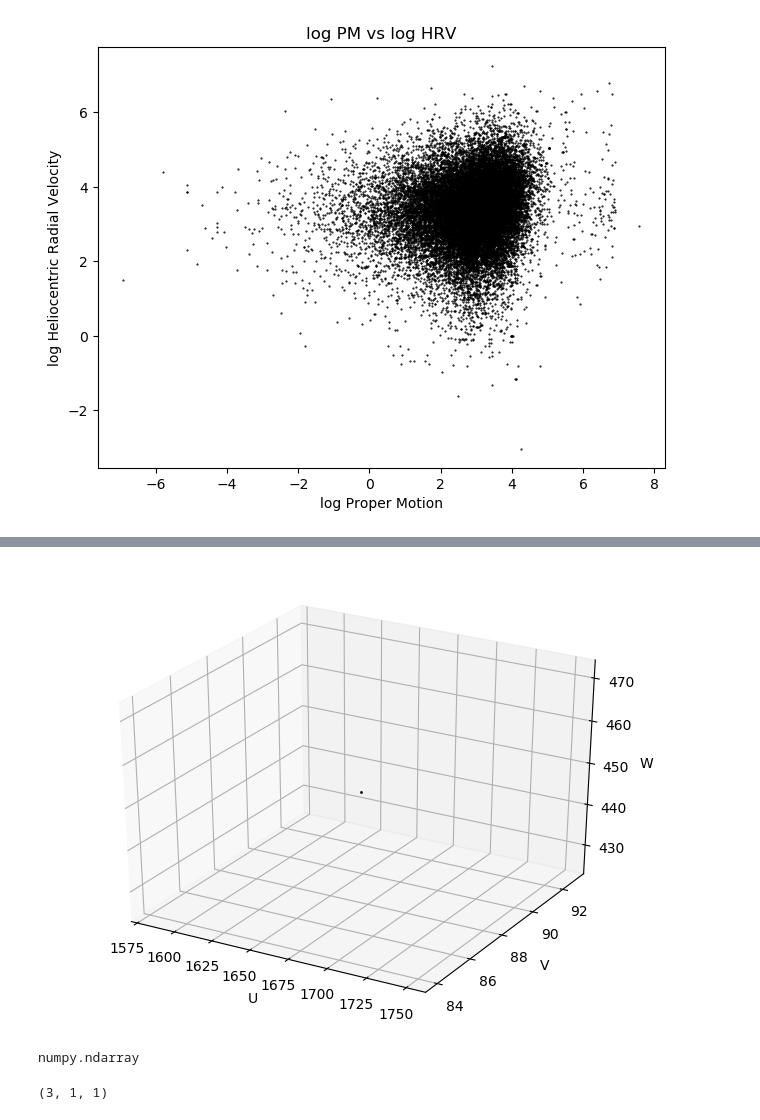
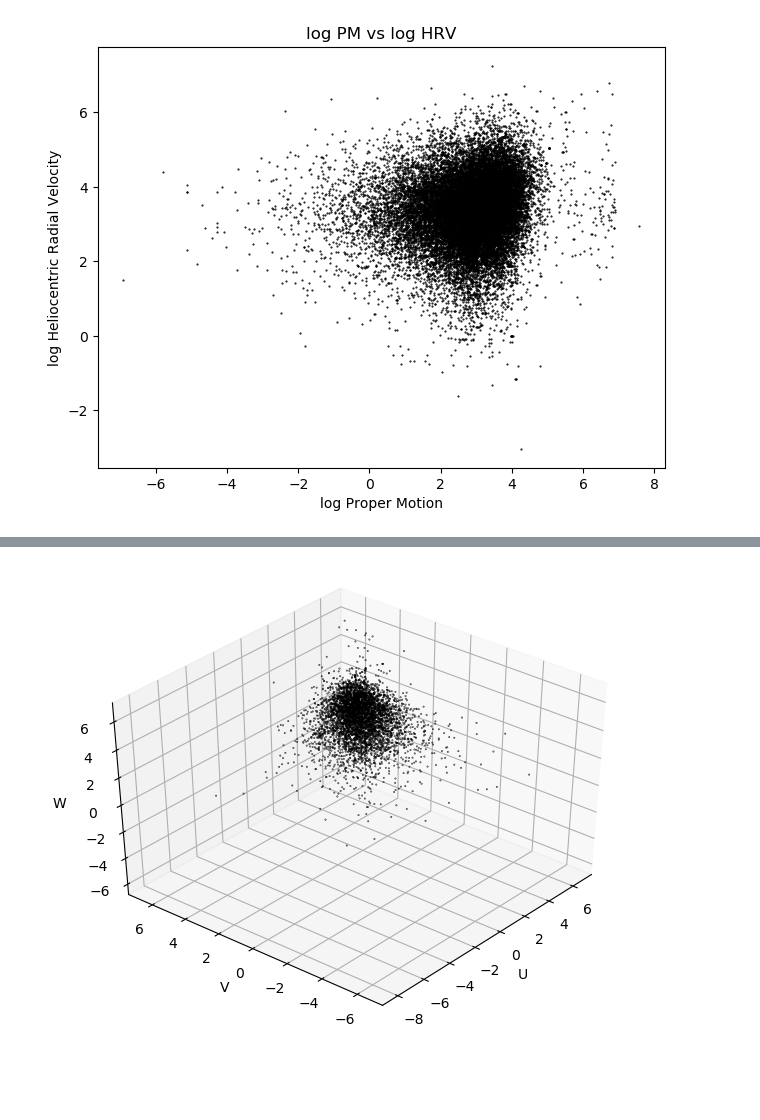
Before and after one commit to erumelhart/astr499research, a Jupyter notebook: gaia_data_search_part2.ipynb, the cells around one changed output, grey strips where cells are left out. Cells and saved outputs as stored; diff of their text form; code cells hidden in the pictures; blank space fills up the shorter version.

```diff
--- a/gaia_data_search_part2.ipynb
+++ b/gaia_data_search_part2.ipynb
@@ -94,7 +66,14 @@ print(T)
 # %%
-A = np.array( [(np.degrees(np.cos(ra)*np.cos(dec)), -np.degrees(np.sin(ra)), -np.degrees(np.cos(ra)*np.cos(dec))),
-                (np.degrees(np.sin(ra)*np.cos(dec)), np.degrees(np.cos(ra)), -np.degrees(np.sin(ra)*np.sin(dec))),
-                (np.degrees(np.sin(dec)), 0, np.degrees(np.cos(dec)))
-               ])
-B = T.dot(A)
-print(B)
+a = np.cos(theta0)
+b = np.sin(theta0)
+c = np.sin(decngp)
+d = np.cos(decngp)
+e = np.cos(rangp)
+f = np.sin(rangp)
+g = np.cos(ra)*np.cos(dec)
+h = np.sin(ra)
+i = np.sin(ra)*np.cos(dec)
+j = np.cos(ra)
+z = np.sin(ra)*np.sin(dec)
+l = np.sin(dec)
+m = np.cos(dec)
@@ -121,13 +80,28 @@ array([[ 1666.51597454,  1354.4470405 ,  1491.74552299,  2359.97041515,
+# %%
+q = ((-e*a*c - b*f)*g + (-a*c*f + e*b)*i + a*d*l)
+r = (j*(-a*c*f + e*b) - h*(-e*a*c - b*f))
+s = (-g*(-e*a*c - b*f) - z*(-a*c*f + e*b) + a*d*m)
+t = ((-a*f - e*b*c)*g + (-e*a - b*c*f)*i + b*d*l)
+u = (j*(-e*a - c*b*f) - h*(a*f - e*b*c))
+v = (-g*(a*f - e*c*b) - z*(-e*a - c*b*f) + b*d*m)
+w = (e*d*g + d*f*i + c*l)
+x = (d*i*f - e*d*h)
+y = (-e*d*g - d*z*f + c*m)
+
+ucoord = (q*hrv + r*(k*pmra/plx) + s*(k*pmde/plx))
+vcoord = (t*hrv + u*(k*pmra/plx) + v*(k*pmde/plx))
+wcoord = (w*hrv + x*(k*pmra/plx) + y*(k*pmde/plx))
 # %%
 fig = plt.figure()
 ax = fig.add_subplot(111,projection='3d')
 
 fig.tight_layout()
 
 ax.set_xlabel("U")
 ax.set_ylabel("V")
 ax.set_zlabel("W")
 
-ax.scatter(GCC[0], GCC[1], GCC[2], c = 'k', s=1, alpha=1);
+ax.scatter(np.log(ucoord), np.log(vcoord), np.log(wcoord), c = 'k', s=0.1, alpha=1);
+ax.view_init(azim = -140, elev = 40);
 # %% [output]
-[figure, old version]
+[figure, new version]
@@ -154,19 +107,0 @@ W = None
-# %%
-T1 = np.array([[np.cos(theta0), (np.sin(theta0)), 0],
-                [(np.sin(theta0)), (-1 * np.cos(theta0)), 0],
-                [0, 0, 1]])
-
-T2 = np.array([[(-1 * np.sin(decngp)), 0, (np.cos(decngp))],
-                [0,-1,0],
-                [(np.cos(decngp)), 0, (np.sin(decngp))]
-               ])
-
-T3 = np.array([[(np.cos(rangp)), (np.sin(rangp)), 0],
-                [(np.sin(rangp)), (-1 * np.cos(rangp)), 0],
-                [0,0,1]
-               ])
-
-T = T1.dot(T2).dot(T3)
-type(T)
-# %% [output]
-numpy.ndarray
@@ -179,6 +107,0 @@ B = T.dot(A)
-# %%
-C = np.array([[hrv], [k*pmra/plx], [k*pmde/plx]])
-#GCC = B.dot(C)
-C.shape
-# %% [output]
-(3, 1, 1)
```
Also changed, not shown: parts of 8 cells of this notebook.
